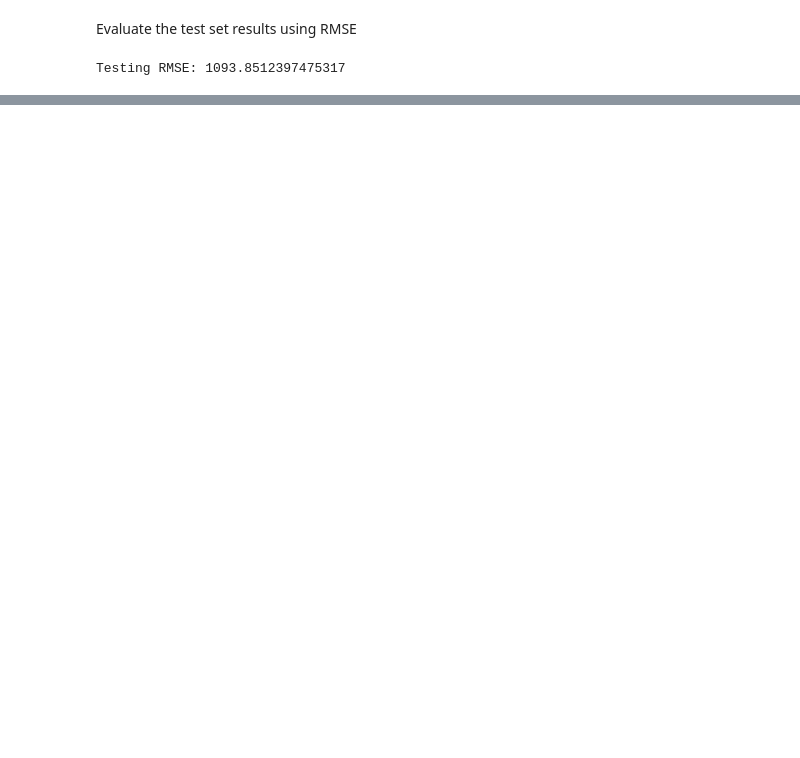
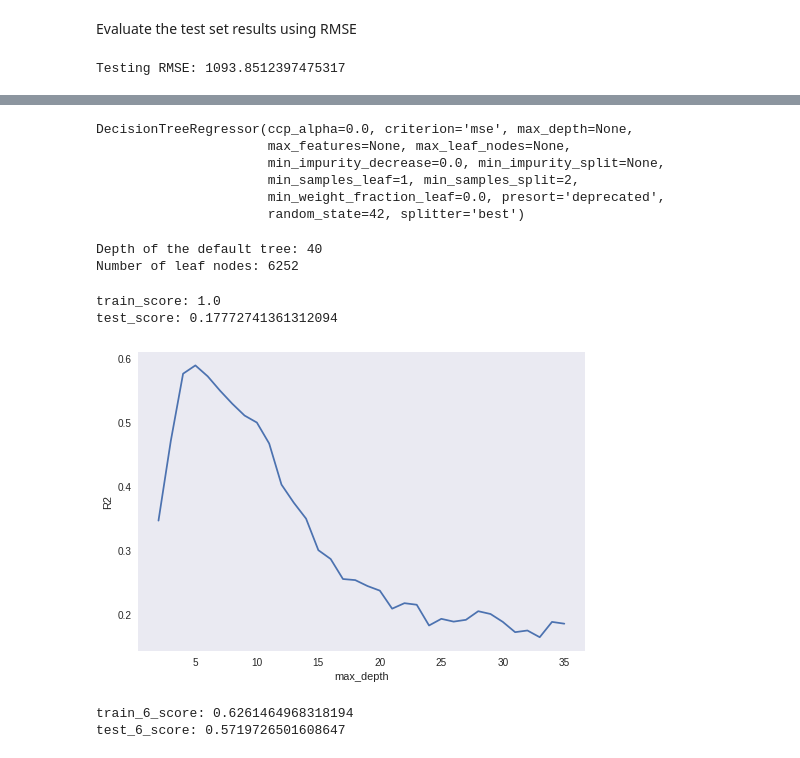
Before and after one commit to hachristina/food-sales-prediction, a Jupyter notebook: Food_Sales_Prediction_Project.ipynb, the cells around one changed output, grey strips where cells are left out. Saved outputs shown, nothing was run; the diff lists cells and outputs as text; code cells hidden in the pictures; blank space fills up the shorter version.

```diff
--- a/Food_Sales_Prediction_Project.ipynb
+++ b/Food_Sales_Prediction_Project.ipynb
@@ -438,0 +463,19 @@ Testing RMSE: 1093.8512397475317
+# %%
+#Train test split (model validation)
+
+X_train, X_test, y_train, y_test = train_test_split(X, y, random_state=42)
+# %%
+#Run a regression tree model with default parameters
+
+dec_tree = DecisionTreeRegressor(random_state = 42)
+# %%
+#Fit the model using the training data. The model is learning the relationship between the features (X) and the target (y)
+
+dec_tree.fit(X_train, y_train)
+# %% [output]
+DecisionTreeRegressor(ccp_alpha=0.0, criterion='mse', max_depth=None,
+                      max_features=None, max_leaf_nodes=None,
+                      min_impurity_decrease=0.0, min_impurity_split=None,
+                      min_samples_leaf=1, min_samples_split=2,
+                      min_weight_fraction_leaf=0.0, presort='deprecated',
+                      random_state=42, splitter='best')
@@ -438,0 +487,52 @@ Testing RMSE: 1093.8512397475317
+# %%
+#look at options for tuning the model and determine the depth of the default tree and the number of leaf nodes
+dec_tree
+print('Depth of the default tree:', dec_tree.get_depth())
+print('Number of leaf nodes:', dec_tree.get_n_leaves())
+# %% [output]
+Depth of the default tree: 40
+Number of leaf nodes: 6252
+# %%
+#Evaluate the model, show the R2 score
+train_score = dec_tree.score(X_train, y_train)
+test_score = dec_tree.score(X_test, y_test)
+print('train_score:', train_score)
+print('test_score:', test_score)
+# %% [output]
+train_score: 1.0
+test_score: 0.17772741361312094
+# %%
+#Optimize the max_depth based on the R2 score
+
+max_depth_range = list(range(2, 36)) # will try every value between 2 and 36
+#List to store the score for each value of max_depth:
+
+r2 = []
+
+for depth in max_depth_range:
+  dec_tree = DecisionTreeRegressor(max_depth = depth, random_state=42)
+  dec_tree.fit(X_train, y_train)
+  score = dec_tree.score(X_test, y_test)
+  r2.append(score)
+# %%
+#Visualize which max_depth leads to the highest r2 score
+
+plt.plot(max_depth_range, r2)
+plt.xlabel('max_depth')
+plt.ylabel('R2')
+plt.grid(axis='both');
+
+#It appears that the best score for the model is when the parameter max_depth = 6
+# %% [output]
+[figure, added]
+# %%
+#check scores with max_depth = 6
+dec_tree_6 = DecisionTreeRegressor(max_depth = 6, random_state = 42)
+dec_tree_6.fit(X_train, y_train)
+train_6_score = dec_tree_6.score(X_train, y_train)
+test_6_score = dec_tree_6.score(X_test, y_test)
+print('train_6_score:', train_6_score)
+print('test_6_score:', test_6_score)
+# %% [output]
+train_6_score: 0.6261464968318194
+test_6_score: 0.5719726501608647
```
Also changed, not shown: parts of 25 cells of this notebook.
